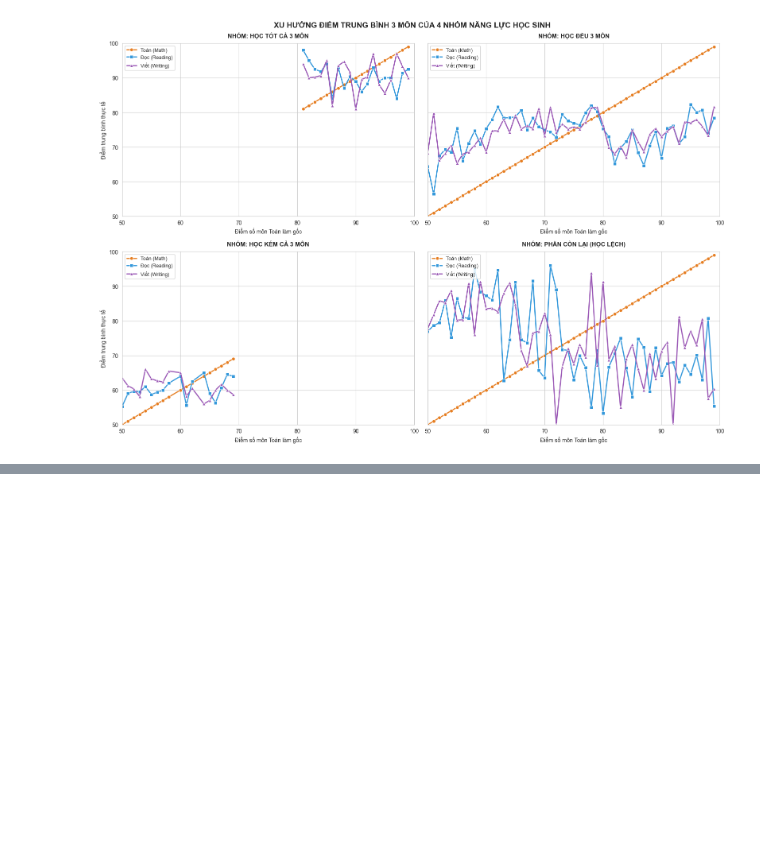
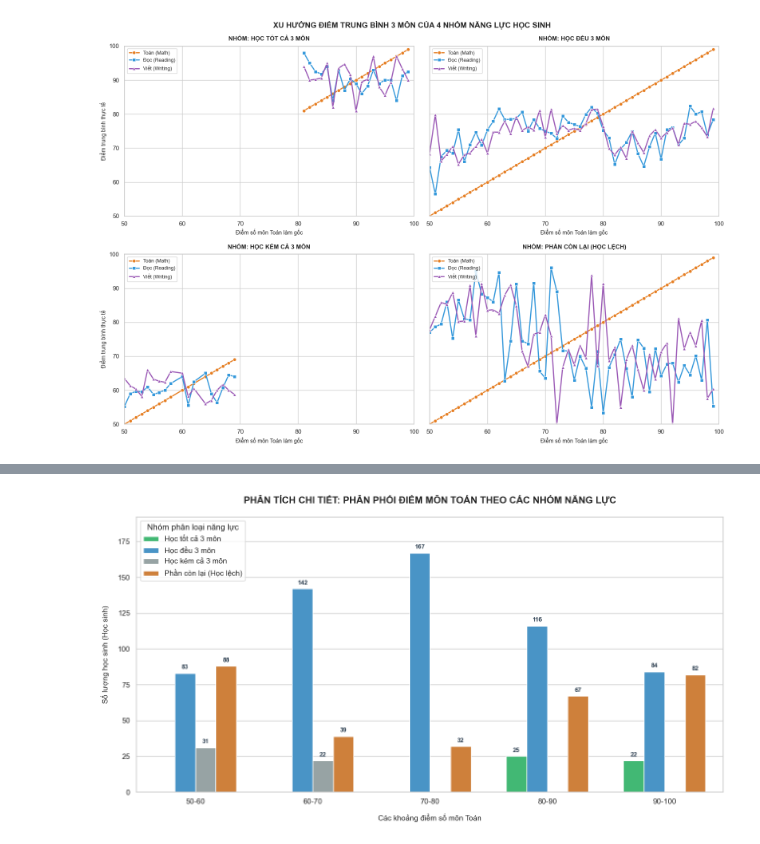
Before and after one commit to EnbacMig21/duan_datahsinh, a Jupyter notebook: phan_tich_data.ipynb, the cells around one changed output, grey strips where cells are left out. Cells and saved outputs as stored; diff of their text form; code cells hidden in the pictures; blank space fills up the shorter version.

```diff
--- a/phan_tich_data.ipynb
+++ b/phan_tich_data.ipynb
@@ -1605,0 +1620,84 @@ plt.show()
+# %%
+import pandas as pd
+import matplotlib.pyplot as plt
+import seaborn as sns
+
+# 1. Đọc file báo cáo dữ liệu của bạn
+df = pd.read_csv('Bao_Cao_Du_Doan_Hoc_Sinh.csv')
+df.columns = df.columns.str.strip().str.lower()
+
+# ==========================================================
+# LOGIC PHÂN LOẠI 4 NHÓM HỌC SINH (Hệ số 0.265 thống nhất)
+# ==========================================================
+def phan_loai_hoc_sinh(row):
+    math = row['math_score']
+    reading = row['reading_score']
+    writing = row['writing_score']
+    total = math + reading + writing
+
+    if total == 0: return 'Chưa có điểm'
+    if math > 80 and reading > 80 and writing > 80: return 'Học tốt cả 3 môn'
+    if math < 70 and reading < 70 and writing < 70: return 'Học kém cả 3 môn'
+
+    p_math = math / total
+    p_reading = reading / total
+    p_writing = writing / total
+
+    if p_math >= 0.265 and p_reading >= 0.265 and p_writing >= 0.265: return 'Học đều 3 môn'
+    return 'Phần còn lại (Học lệch)'
+
+df['Phân loại năng lực'] = df.apply(phan_loai_hoc_sinh, axis=1)
+
+# Chia khoảng điểm Toán từ 50 đến 100 thành 5 nhóm
+bins = [50, 60, 70, 80, 90, 100]
+labels = ['50-60', '60-70', '70-80', '80-90', '90-100']
+df['Khoảng điểm Toán'] = pd.cut(df['math_score'], bins=bins, labels=labels, include_lowest=True)
+
+# ==========================================================
+# 2. THỐNG KÊ SỐ LƯỢNG ĐỂ PHỤC VỤ VẼ BIỂU ĐỒ
+# ==========================================================
+# Tính toán số lượng học sinh theo cặp (Khoảng điểm Toán, Nhóm năng lực)
+df_math_chart = df.groupby(['Khoảng điểm Toán', 'Phân loại năng lực']).size().reset_index(name='Số lượng HS')
+
+# ==========================================================
+# 3. TRỰC QUAN HÓA BẰNG BIỂU ĐỒ CỘT NHÓM (GROUPED BAR CHART)
+# ==========================================================
+plt.figure(figsize=(13, 7))
+sns.set_style("whitegrid")
+
+# Bảng màu tương phản sang trọng, tách biệt rõ ràng 4 nhóm trên slide
+custom_colors = {
+    'Học tốt cả 3 môn': '#2ecc71',         # Xanh lá tinh hoa
+    'Học đều 3 môn': '#3498db',           # Xanh dương nòng cốt
+    'Học kém cả 3 môn': '#95a5a6',         # Xám
+    'Phần còn lại (Học lệch)': '#e67e22'   # Đỏ cam cảnh báo
+}
+
+order_groups = ['Học tốt cả 3 môn', 'Học đều 3 môn', 'Học kém cả 3 môn', 'Phần còn lại (Học lệch)']
+
+ax = sns.barplot(data=df_math_chart, x='Khoảng điểm Toán', y='Số lượng HS', hue='Phân loại năng lực',
+                 hue_order=order_groups, palette=custom_colors, edgecolor='white', width=0.7)
+
+# Cấu hình tiêu đề và nhãn
+plt.title('PHÂN TÍCH CHI TIẾT: PHÂN PHỐI ĐIỂM MÔN TOÁN THEO CÁC NHÓM NĂNG LỰC', fontsize=14, fontweight='bold', pad=20)
+plt.xlabel('Các khoảng điểm số môn Toán', fontsize=11, labelpad=12)
+plt.ylabel('Số lượng học sinh (Học sinh)', fontsize=11, labelpad=12)
+
+# Điều chỉnh độ thở cho khung biểu đồ
+plt.ylim(0, df_math_chart['Số lượng HS'].max() * 1.15)
+plt.legend(title='Nhóm phân loại năng lực', loc='upper left', frameon=True)
+
+# Ghi số lượng học sinh cụ thể lên đầu từng cột
+for p in ax.patches:
+    h = p.get_height()
+    if h > 0: # Chỉ ghi chữ nếu cột đó có dữ liệu
+        ax.annotate(f'{int(h)}',
+                    (p.get_x() + p.get_width() / 2., h),
+                    ha='center', va='bottom',
+                    xytext=(0, 4), textcoords='offset points',
+                    fontsize=9, fontweight='bold', color='#2c3e50')
+
+plt.tight_layout()
+plt.show()
+# %% [output]
+[figure, added]
```
Also changed, not shown: parts of 6 cells of this notebook.
